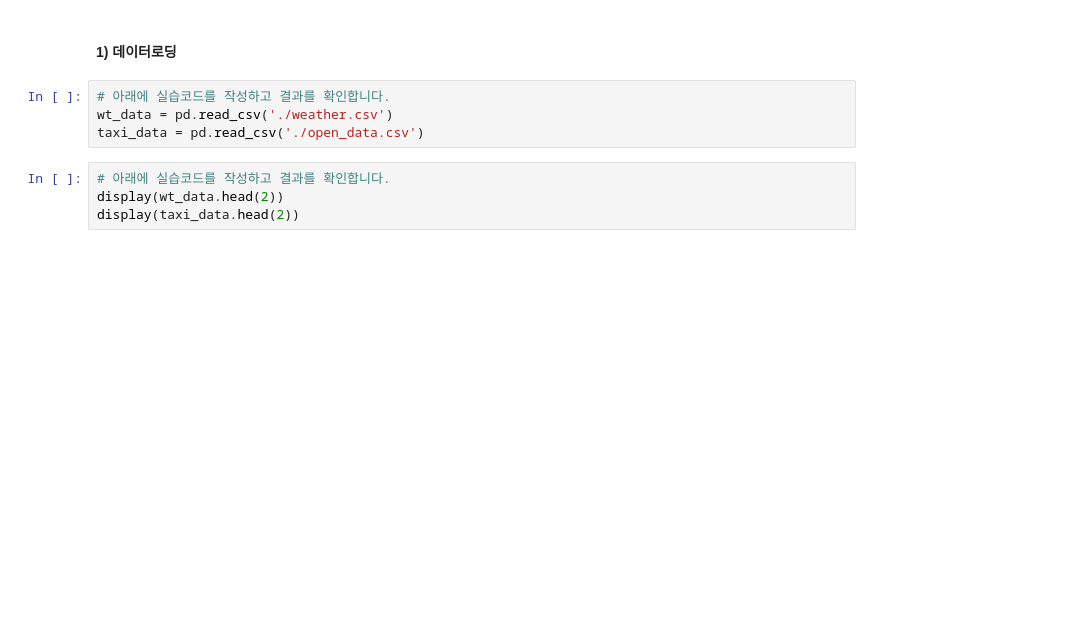
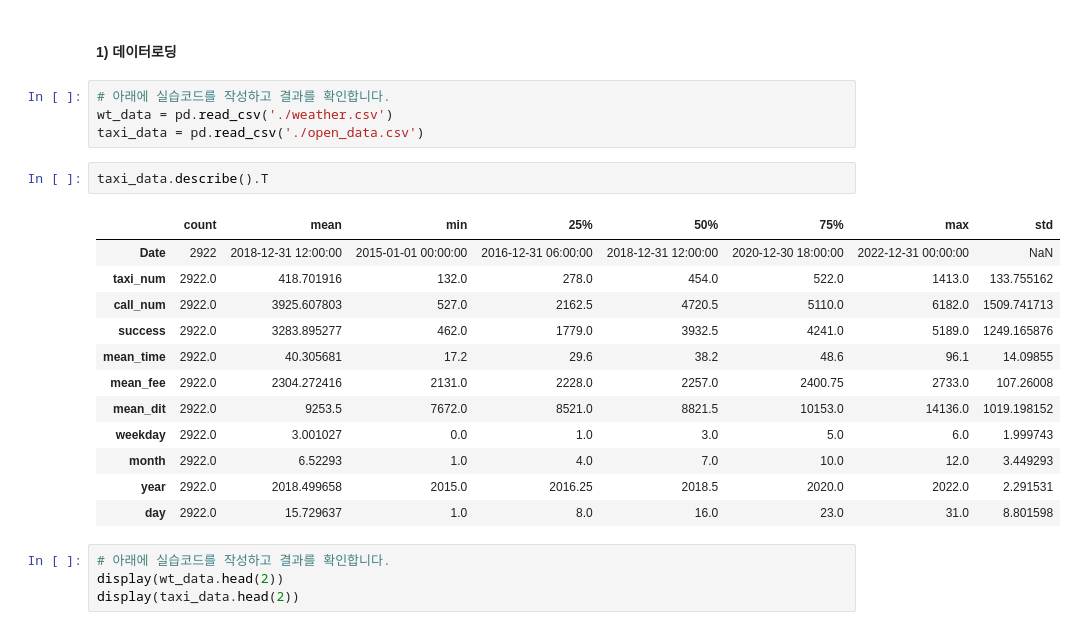
Before and after one commit to hon3538/KT_AIVLE, a Jupyter notebook: Project/미니 프로젝트 2차 - 2/1.데이터전처리_에이블러용.ipynb, the cells around one changed output. Saved outputs shown, nothing was run; the diff lists cells and outputs as text; blank space fills up the shorter version.

```diff
--- a/Project/미니 프로젝트 2차 - 2/1.데이터전처리_에이블러용.ipynb
+++ b/Project/미니 프로젝트 2차 - 2/1.데이터전처리_에이블러용.ipynb
@@ -89,6 +89,21 @@ import joblib
 # 아래에 실습코드를 작성하고 결과를 확인합니다.
 wt_data = pd.read_csv('./weather.csv')
 taxi_data = pd.read_csv('./open_data.csv')
+# %%
+taxi_data.describe().T
+# %% [output]
+|  | count | mean | min | 25% | 50% | 75% | max | std |
+| Date | 2922 | 2018-12-31 12:00:00 | 2015-01-01 00:00:00 | 2016-12-31 06:00:00 | 2018-12-31 12:00:00 | 2020-12-30 18:00:00 | 2022-12-31 00:00:00 | NaN |
+| taxi_num | 2922.0 | 418.701916 | 132.0 | 278.0 | 454.0 | 522.0 | 1413.0 | 133.755162 |
+| call_num | 2922.0 | 3925.607803 | 527.0 | 2162.5 | 4720.5 | 5110.0 | 6182.0 | 1509.741713 |
+| success | 2922.0 | 3283.895277 | 462.0 | 1779.0 | 3932.5 | 4241.0 | 5189.0 | 1249.165876 |
+| mean_time | 2922.0 | 40.305681 | 17.2 | 29.6 | 38.2 | 48.6 | 96.1 | 14.09855 |
+| mean_fee | 2922.0 | 2304.272416 | 2131.0 | 2228.0 | 2257.0 | 2400.75 | 2733.0 | 107.26008 |
+| mean_dit | 2922.0 | 9253.5 | 7672.0 | 8521.0 | 8821.5 | 10153.0 | 14136.0 | 1019.198152 |
+| weekday | 2922.0 | 3.001027 | 0.0 | 1.0 | 3.0 | 5.0 | 6.0 | 1.999743 |
+| month | 2922.0 | 6.52293 | 1.0 | 4.0 | 7.0 | 10.0 | 12.0 | 3.449293 |
+| year | 2922.0 | 2018.499658 | 2015.0 | 2016.25 | 2018.5 | 2020.0 | 2022.0 | 2.291531 |
+| day | 2922.0 | 15.729637 | 1.0 | 8.0 | 16.0 | 23.0 | 31.0 | 8.801598 |
 # %%
 # 아래에 실습코드를 작성하고 결과를 확인합니다.
 display(wt_data.head(2))
```
Also changed, not shown: parts of 13 cells of this notebook, 7 other files.
